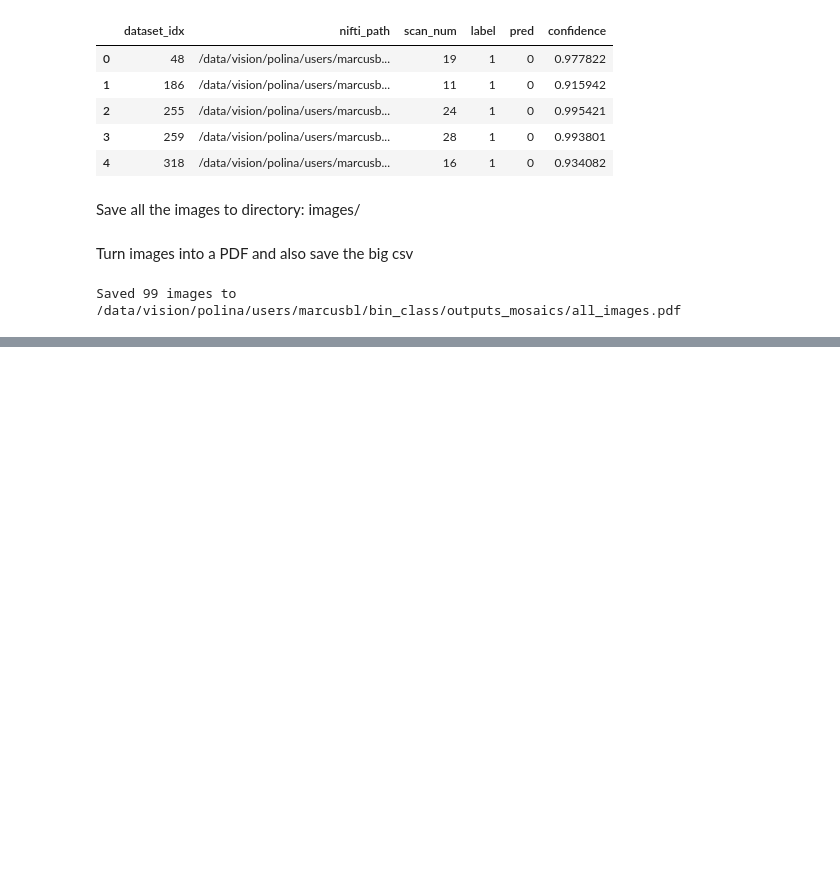
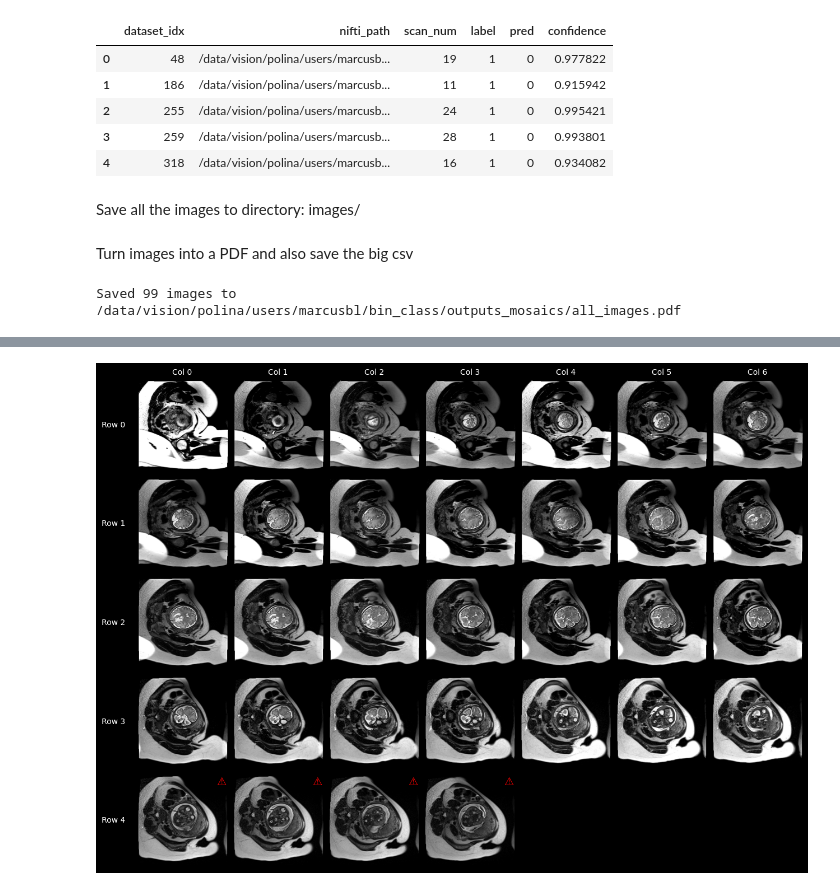
Before and after one commit to MedicalVisionGroup/FetalBrainIQA, a Jupyter notebook: src/generate_mosaics.ipynb, the cells around one changed output, grey strips where cells are left out. Cells and saved outputs as stored; diff of their text form; code cells hidden in the pictures; blank space fills up the shorter version.

Commit message:
adding more mosaic stuffs

```diff
--- a/src/generate_mosaics.ipynb
+++ b/src/generate_mosaics.ipynb
@@ -95,6 +95,7 @@ with torch.no_grad():
                 "pred": int(preds[i].item()),
                 "confidence": float(confidences[i].item()),
                 "dataset_idx": dataset_idx,
+                "stack_min_max": sample['stack_min_max']
             })
 # %%
 df = pd.DataFrame(all_info)
@@ -319,0 +388,30 @@ choices_df.to_csv(out_dir / 'all_choices.csv')
+# %%
+def minmax(img: np.ndarray, mask: np.ndarray, perc: float = 0.01):
+    """
+    Percentile-based min–max normalization using a mask.
+
+    img:  (H, W) or (C, H, W)
+    mask: (H, W) boolean or 0/1
+    perc: lower/upper percentile to clip (e.g., 0.01 → 1%–99%)
+    """
+
+    values = img[mask]
+
+    if values.size == 0:
+        print('here')
+        return np.zeros_like(img)
+
+    img_min = np.quantile(values, perc)
+    img_max = np.quantile(values, 1.0 - perc)
+
+    if img_max <= img_min:
+        return np.zeros_like(img)
+
+    new_img = (img - img_min) / (img_max - img_min)
+    return np.clip(new_img, 0, 1)
+# %%
+base_path = Path('/data/vision/polina/users/mfirenze/Data_sharing_MIT_Margherita/processed/')
+raw_path = Path('MAP-B510/MR-EI_Fetal_Neuro-26241177-20211007/raw/00004-T2_FETAL_BRAIN_T2_FETAL_BRAIN_20211007180316_4.nii')
+
+# change folder to masks and append _mask at the end!
+mask_path = Path('MAP-B510/MR-EI_Fetal_Neuro-26241177-20211007/masks/00004-T2_FETAL_BRAIN_T2_FETAL_BRAIN_20211007180316_4_mask.nii')
@@ -319,0 +491,4 @@ choices_df.to_csv(out_dir / 'all_choices.csv')
+# %%
+display_mosaic(raw_path, mask_path)
+# %% [output]
+[figure, added]
```
Also changed, not shown: parts of 14 cells of this notebook, 2 other files.
